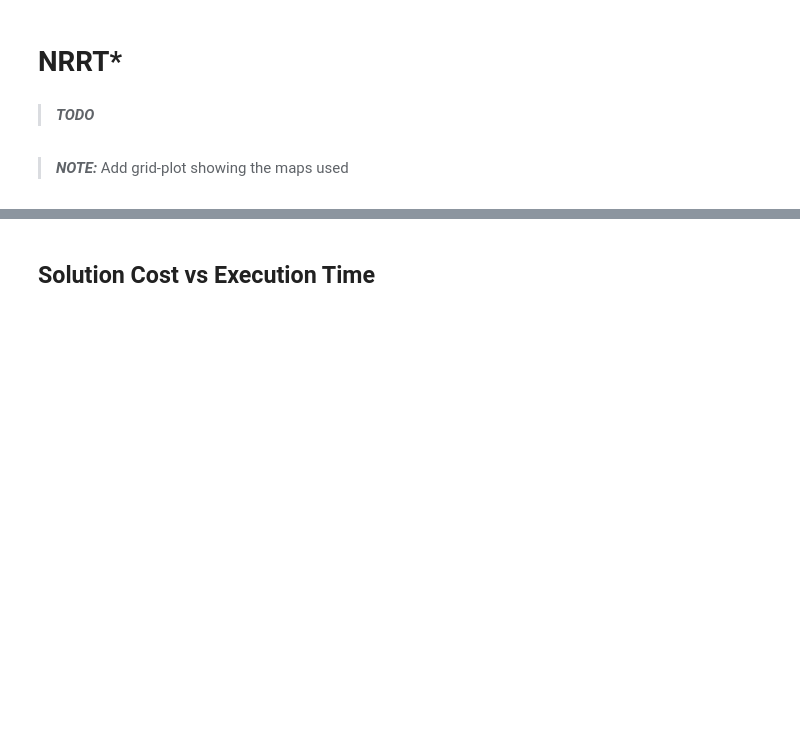
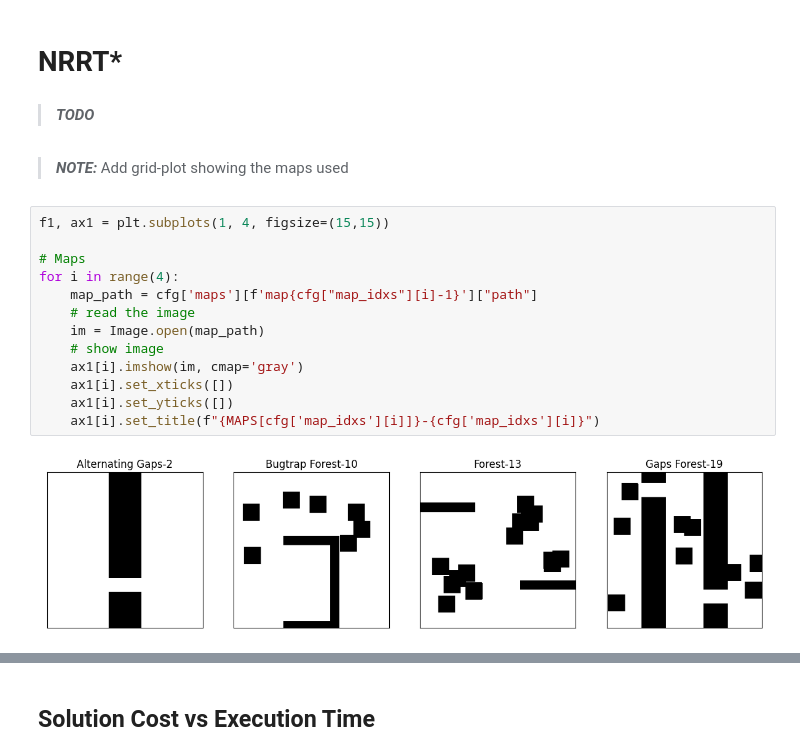
Before and after one commit to SumantBagri/Sampling-Based-Asymptotically-Optimal-Path-Planning-Algorithms, a Jupyter notebook: src/results.ipynb, the cells around one changed output, grey strips where cells are left out. Cells and saved outputs as stored; diff of their text form; blank space fills up the shorter version.

```diff
--- a/src/results.ipynb
+++ b/src/results.ipynb
@@ -43,3 +45,18 @@ bitdf["Any Path Found"] = bitdf["Any Path Found"].astype('int')
 > **_TODO_**
 # %% [markdown]
 > **_NOTE:_**  Add grid-plot showing the maps used
+# %%
+f1, ax1 = plt.subplots(1, 4, figsize=(15,15))
+
+# Maps
+for i in range(4):
+    map_path = cfg['maps'][f'map{cfg["map_idxs"][i]-1}']["path"]
+    # read the image
+    im = Image.open(map_path)
+    # show image
+    ax1[i].imshow(im, cmap='gray')
+    ax1[i].set_xticks([])
+    ax1[i].set_yticks([])
+    ax1[i].set_title(f"{MAPS[cfg['map_idxs'][i]]}-{cfg['map_idxs'][i]}")
+# %% [output]
+[figure, added]
```
Also changed, not shown: parts of 7 cells of this notebook, 44 other files.
